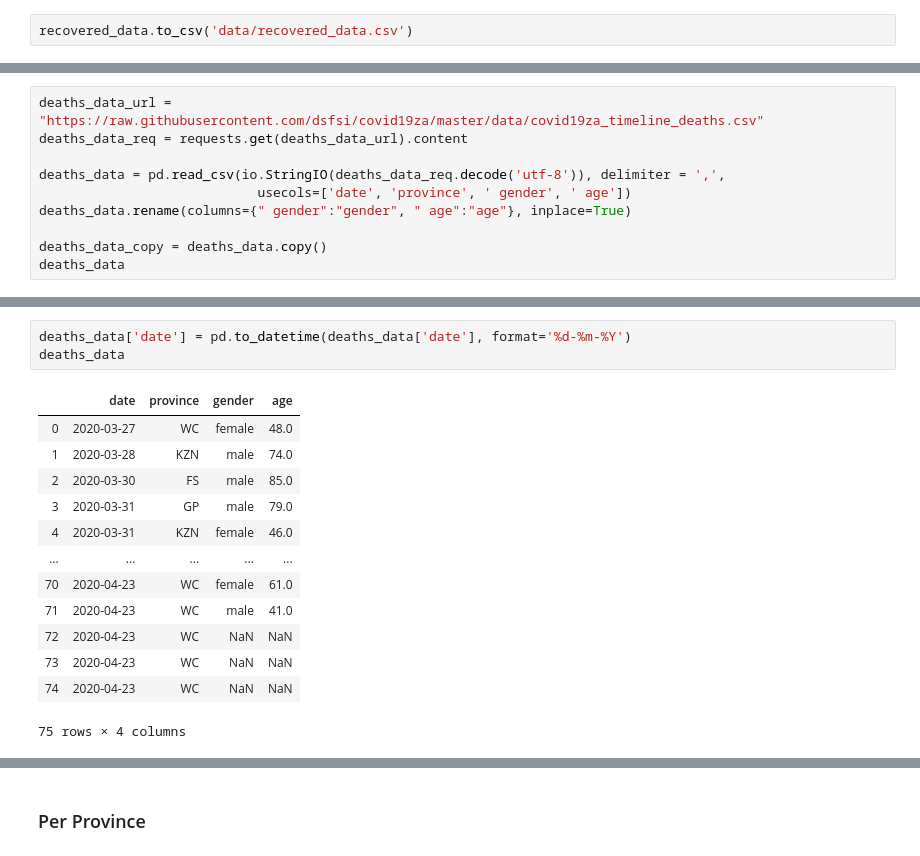
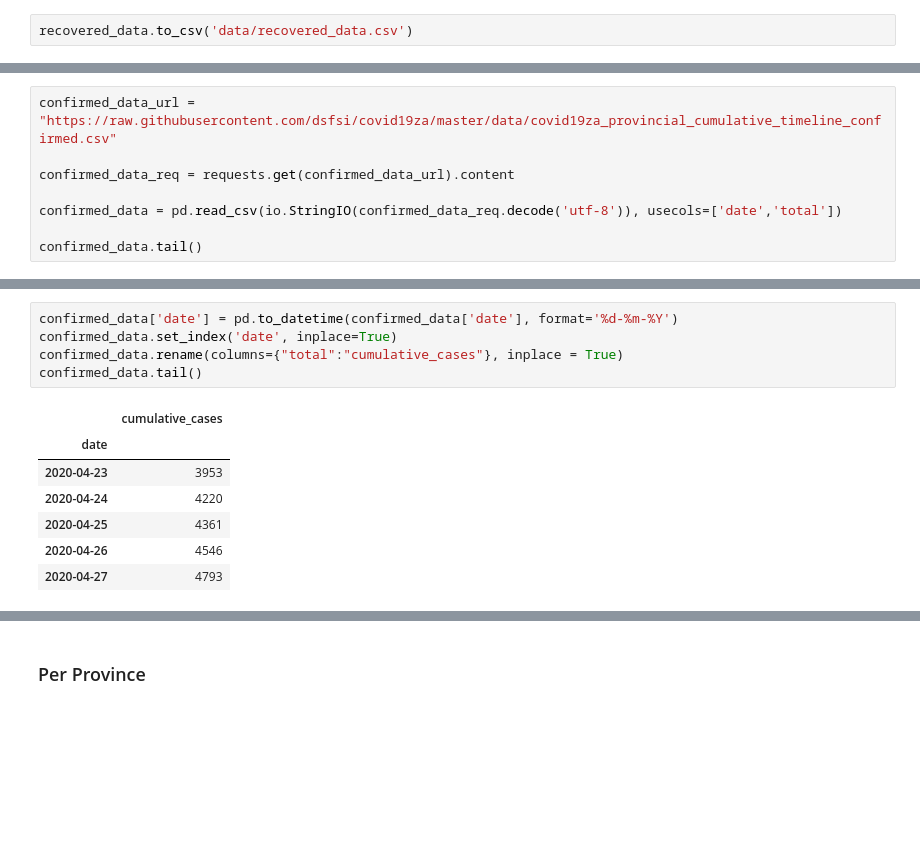
Before and after one commit to SimonRosen173/Covid19SAData, a Jupyter notebook: Data_Preprocessing.ipynb, the cells around one changed output, grey strips where cells are left out. Cells and saved outputs as stored; diff of their text form; blank space fills up the shorter version.

```diff
--- a/Data_Preprocessing.ipynb
+++ b/Data_Preprocessing.ipynb
@@ -667,11 +738,9 @@ deaths_prov_data_melt.tail()
 # %%
-deaths_data_url = "https://raw.githubusercontent.com/dsfsi/covid19za/master/data/covid19za_timeline_deaths.csv"
-deaths_data_req = requests.get(deaths_data_url).content
+confirmed_data_url = "https://raw.githubusercontent.com/dsfsi/covid19za/master/data/covid19za_provincial_cumulative_timeline_confirmed.csv"
 
-deaths_data = pd.read_csv(io.StringIO(deaths_data_req.decode('utf-8')), delimiter = ',',
-                            usecols=['date', 'province', ' gender', ' age'])
-deaths_data.rename(columns={" gender":"gender", " age":"age"}, inplace=True)
+confirmed_data_req = requests.get(confirmed_data_url).content
 
-deaths_data_copy = deaths_data.copy()
-deaths_data
+confirmed_data = pd.read_csv(io.StringIO(confirmed_data_req.decode('utf-8')), usecols=['date','total'])
+
+confirmed_data.tail()
 # %% [output]
@@ -691,17 +753,13 @@ deaths_data
 # %%
-deaths_data['date'] = pd.to_datetime(deaths_data['date'], format='%d-%m-%Y')
-deaths_data
+confirmed_data['date'] = pd.to_datetime(confirmed_data['date'], format='%d-%m-%Y')
+confirmed_data.set_index('date', inplace=True)
+confirmed_data.rename(columns={"total":"cumulative_cases"}, inplace = True)
+confirmed_data.tail()
 # %% [output]
-|  | date | province | gender | age |
-| 0 | 2020-03-27 | WC | female | 48.0 |
-| 1 | 2020-03-28 | KZN | male | 74.0 |
-| 2 | 2020-03-30 | FS | male | 85.0 |
-| 3 | 2020-03-31 | GP | male | 79.0 |
-| 4 | 2020-03-31 | KZN | female | 46.0 |
-| ... | ... | ... | ... | ... |
-| 70 | 2020-04-23 | WC | female | 61.0 |
-| 71 | 2020-04-23 | WC | male | 41.0 |
-| 72 | 2020-04-23 | WC | NaN | NaN |
-| 73 | 2020-04-23 | WC | NaN | NaN |
-| 74 | 2020-04-23 | WC | NaN | NaN |
+|  | cumulative_cases |
+| date |  |
+| 2020-04-23 | 3953 |
+| 2020-04-24 | 4220 |
+| 2020-04-25 | 4361 |
+| 2020-04-26 | 4546 |
+| 2020-04-27 | 4793 |
-75 rows × 4 columns
```
Also changed, not shown: parts of 80 cells of this notebook, 32 other files.
